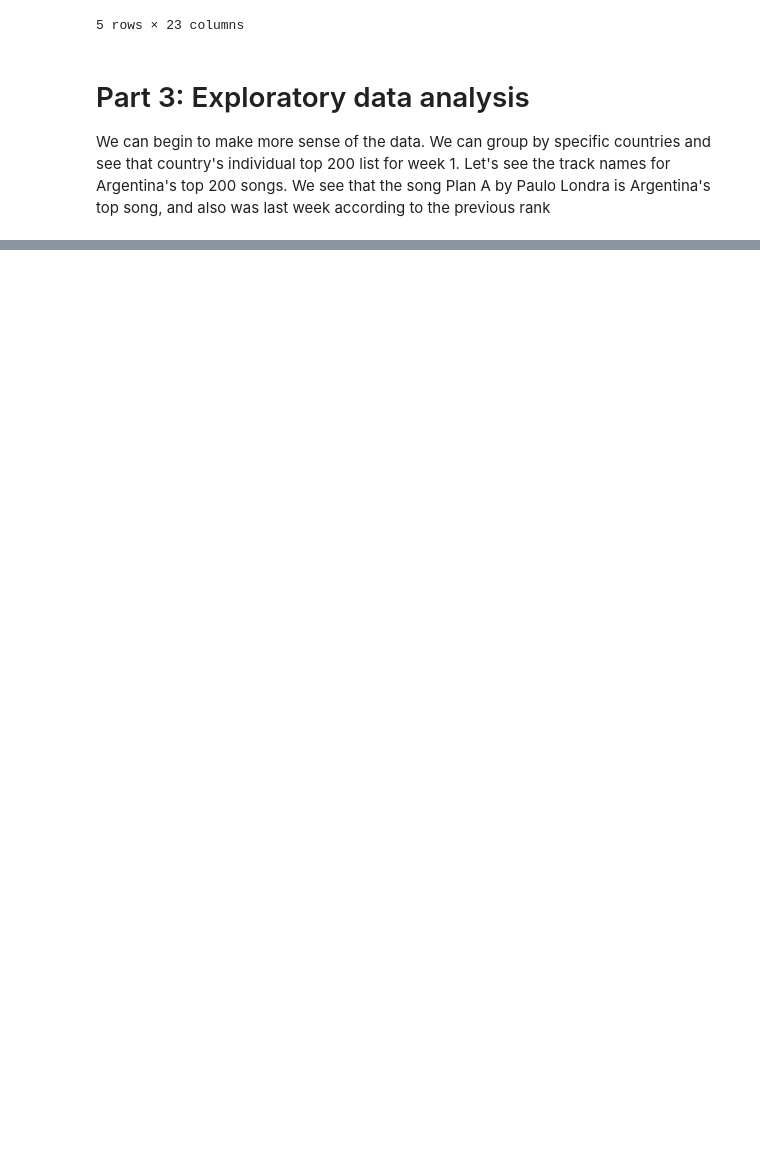
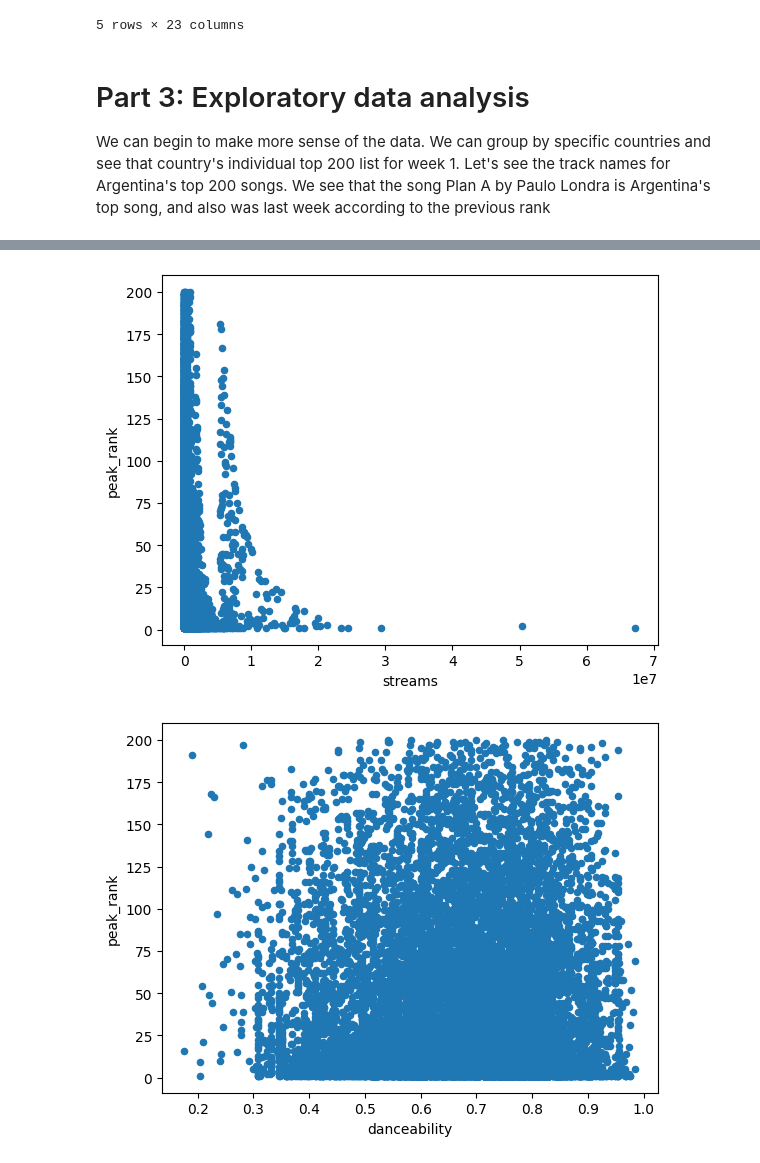
Before and after one commit to 101ines/320final, a Jupyter notebook: finalproj (1).ipynb, the cells around one changed output, grey strips where cells are left out. Saved outputs shown, nothing was run; the diff lists cells and outputs as text; code cells hidden in the pictures; blank space fills up the shorter version.

```diff
--- a/finalproj (1).ipynb
+++ b/finalproj (1).ipynb
@@ -136,0 +149,16 @@ plt.show
+# %%
+# independent_vars = ["uri","rank","artist_names","artists_num","artist_individual","artist_genre","track_name","release_date","peak_rank",	"previous_rank",	"weeks_on_chart",	"streams",	"week",	"danceability",	"energy",	"loudness",	"liveness",	"valence",	"tempo",	"duration",	"country",	"region",	"language"]
+
+independent_vars = ["streams","danceability","energy","loudness","liveness","valence","tempo","duration"]
+
+for independent_var in independent_vars:
+    week1.plot.scatter(x=independent_var, y='peak_rank')
+    # plt.show()
+
+
+
+# week1.plot.scatter(x='energy', y='peak_rank')
+# plt.show()
+# %% [output]
+[figure, added]
+[figure, added]
```
Also changed, not shown: parts of 17 cells of this notebook.
